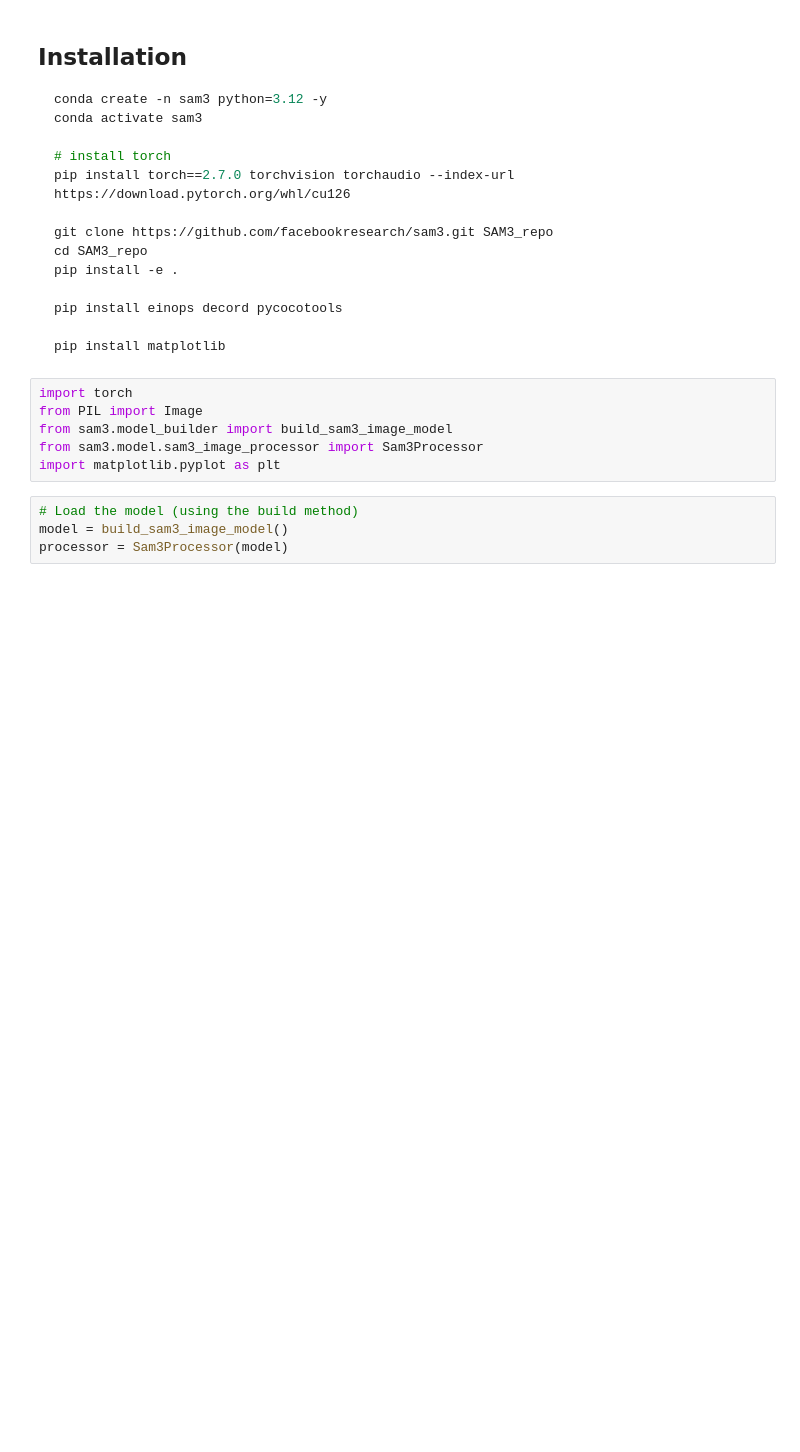
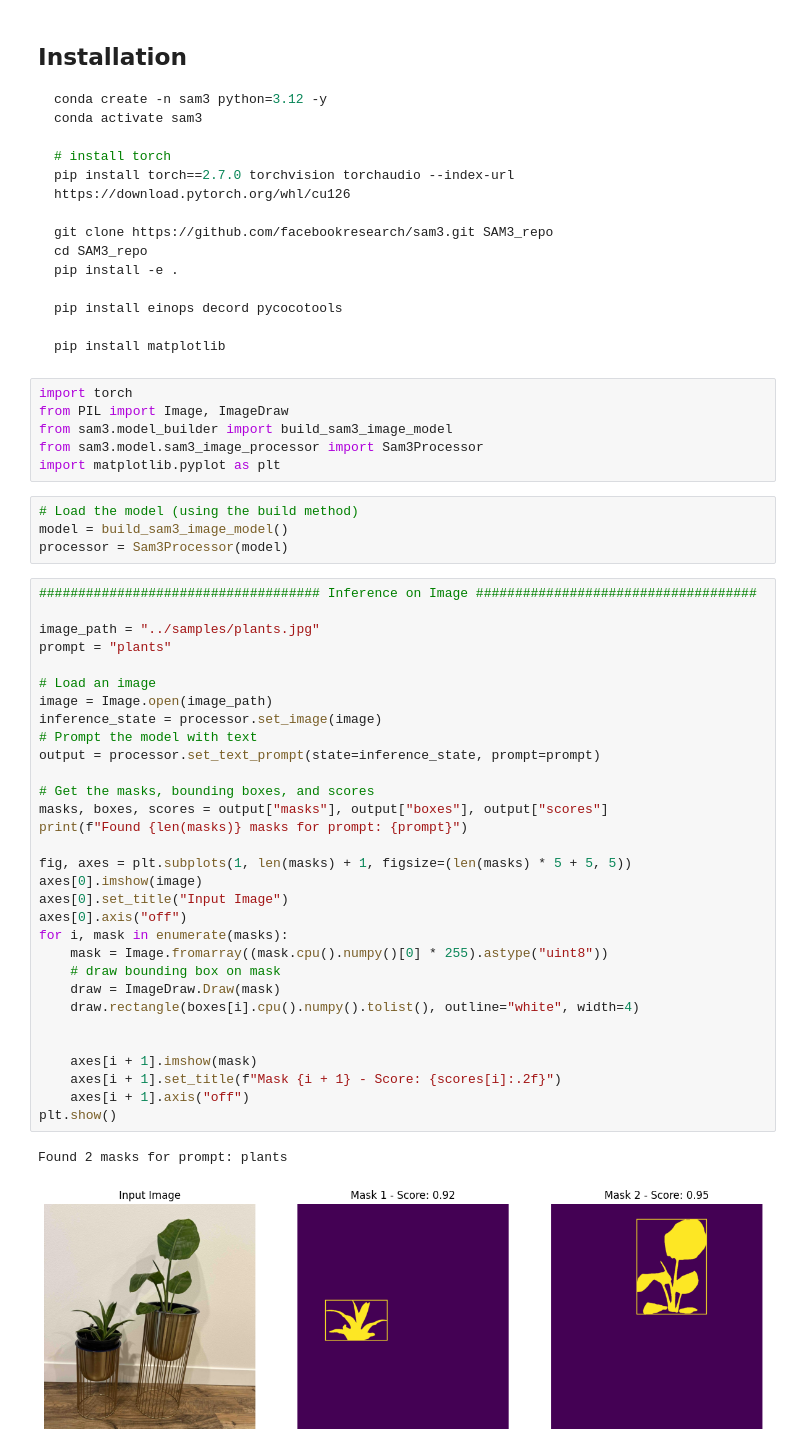
Before and after one commit to vmirly/GenAI-Hub, a Jupyter notebook: SAM-3/sam3_inference.ipynb, the cells around one changed output. Cells and saved outputs as stored; diff of their text form; blank space fills up the shorter version.

Commit message:
SAM3: inference 1

````diff
--- a/SAM-3/sam3_inference.ipynb
+++ b/SAM-3/sam3_inference.ipynb
@@ -30,7 +30,7 @@ pip install matplotlib
 ```
 # %%
 import torch
-from PIL import Image
+from PIL import Image, ImageDraw
 from sam3.model_builder import build_sam3_image_model
 from sam3.model.sam3_image_processor import Sam3Processor
 import matplotlib.pyplot as plt
@@ -38,3 +38,37 @@ import matplotlib.pyplot as plt
 # Load the model (using the build method)
 model = build_sam3_image_model()
 processor = Sam3Processor(model)
+# %%
+#################################### Inference on Image ####################################
+
+image_path = "../samples/plants.jpg"
+prompt = "plants"
+
+# Load an image
+image = Image.open(image_path)
+inference_state = processor.set_image(image)
+# Prompt the model with text
+output = processor.set_text_prompt(state=inference_state, prompt=prompt)
+
+# Get the masks, bounding boxes, and scores
+masks, boxes, scores = output["masks"], output["boxes"], output["scores"]
+print(f"Found {len(masks)} masks for prompt: {prompt}")
+
+fig, axes = plt.subplots(1, len(masks) + 1, figsize=(len(masks) * 5 + 5, 5))
+axes[0].imshow(image)
+axes[0].set_title("Input Image")
+axes[0].axis("off")
+for i, mask in enumerate(masks):
+    mask = Image.fromarray((mask.cpu().numpy()[0] * 255).astype("uint8"))
+    # draw bounding box on mask
+    draw = ImageDraw.Draw(mask)
+    draw.rectangle(boxes[i].cpu().numpy().tolist(), outline="white", width=4)
+
+
+    axes[i + 1].imshow(mask)
+    axes[i + 1].set_title(f"Mask {i + 1} - Score: {scores[i]:.2f}")
+    axes[i + 1].axis("off")
+plt.show()
+# %% [output]
+Found 2 masks for prompt: plants
+[figure, added]
````
